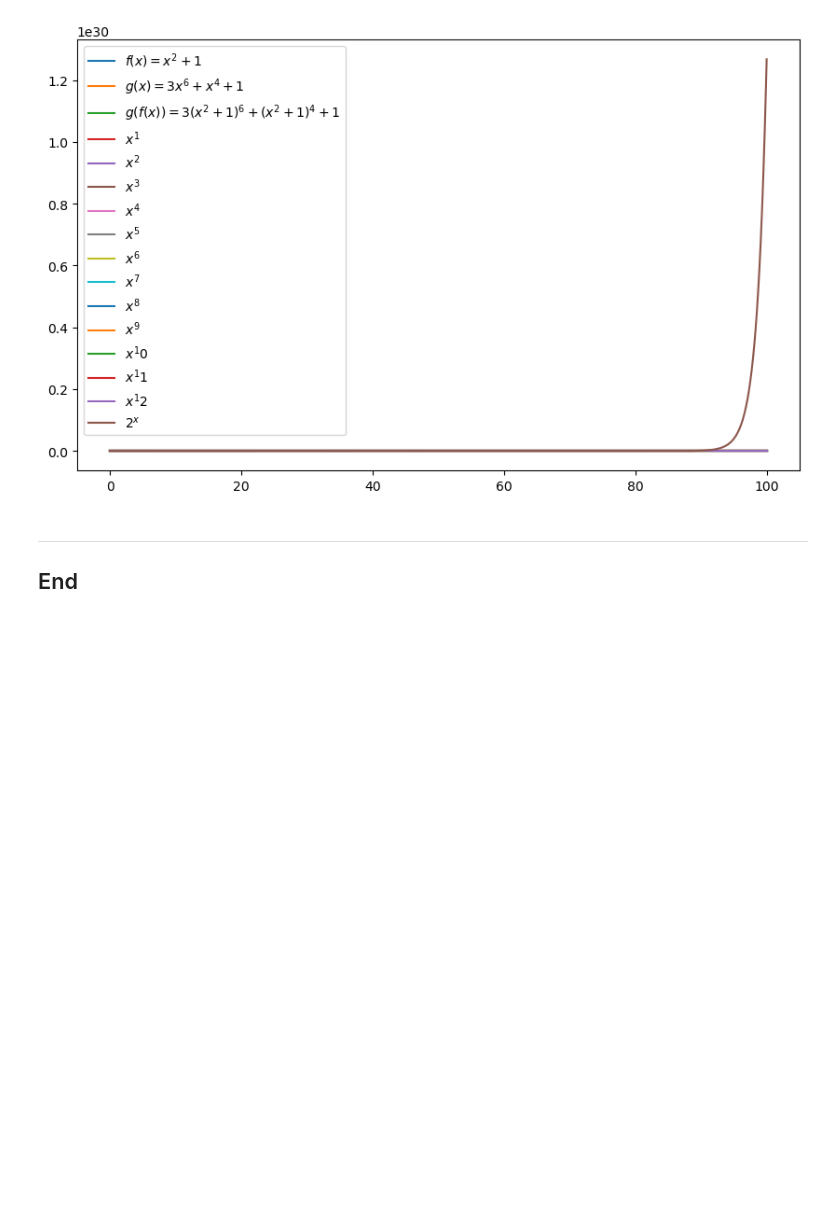
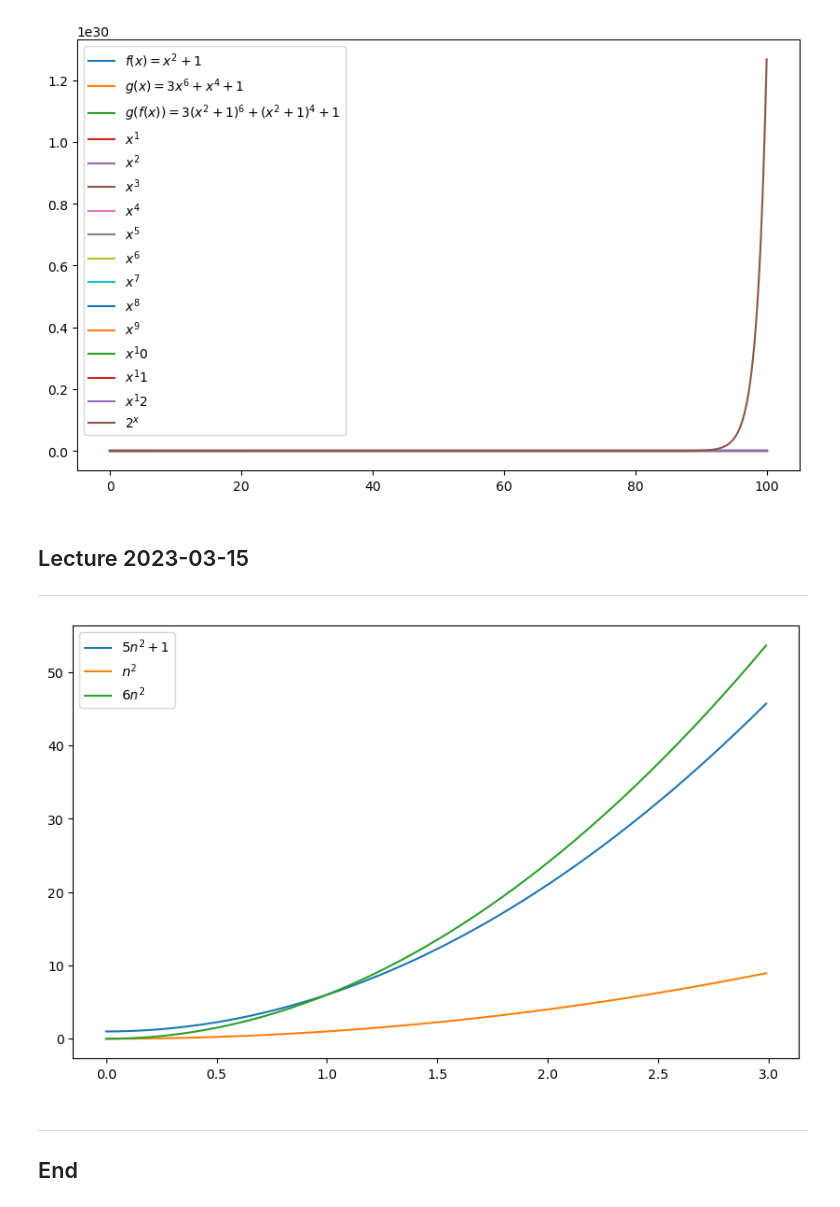
Before and after one commit to ianmcloughlin/theory-of-algorithms-project, a Jupyter notebook: practicals/plots.ipynb, the cells around one changed output. Drawn from its saved outputs; the diff is of its cells as text; code cells hidden in the pictures; blank space fills up the shorter version.

Commit message:
Lecture

```diff
--- a/practicals/plots.ipynb
+++ b/practicals/plots.ipynb
@@ -114,6 +114,30 @@ ax.plot(x, 2**x, label='$2^x$')
 ax.legend();
 # %% [output]
 [figure]
+# %% [markdown]
+## Lecture 2023-03-15
+
+***
+# %%
+# Values of n.
+n = np.arange(0.0, 3.0, 0.01)
+
+# Create a plot.
+fig, ax = plt.subplots(figsize=(10, 6))
+
+# Plot.
+ax.plot(n, 5*(n**2) + 1, label='$5n^2+1$')
+
+# Plot.
+ax.plot(n, n**2, label='$n^2$')
+
+# Plot.
+ax.plot(n, 6*(n**2), label='$6n^2$')
+
+# Show the legend.
+ax.legend();
+# %% [output]
+[figure, added]
 # %% [markdown]
 ***
 
```
